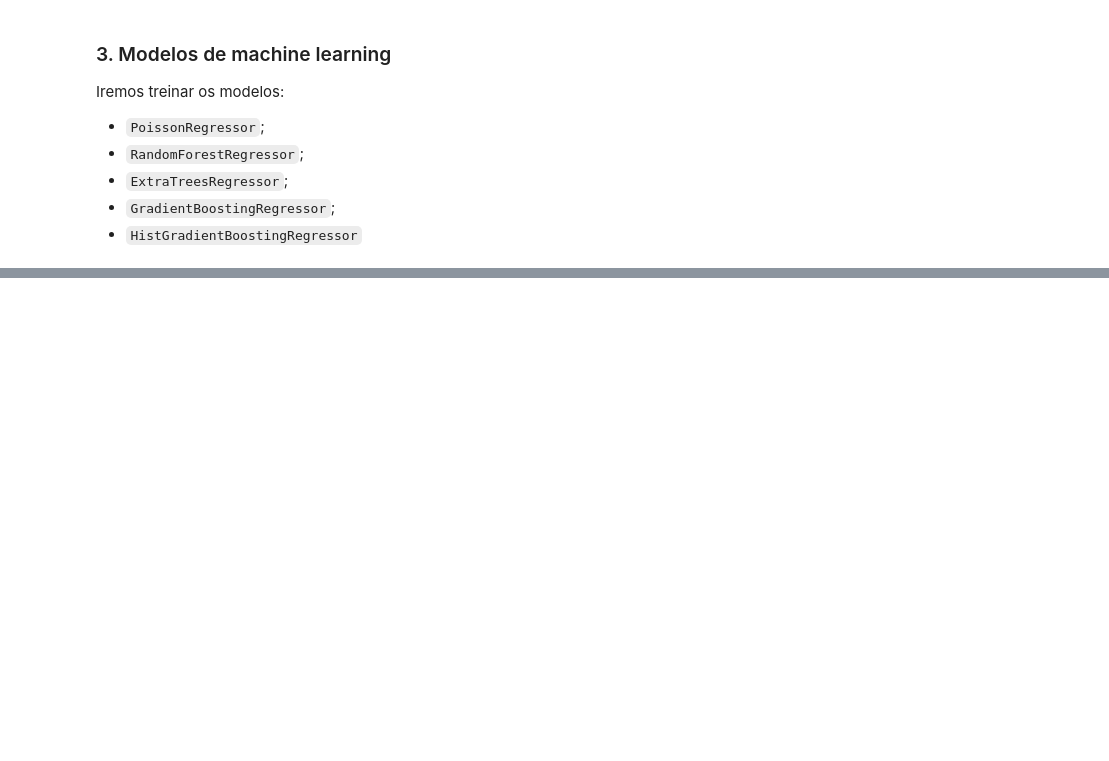
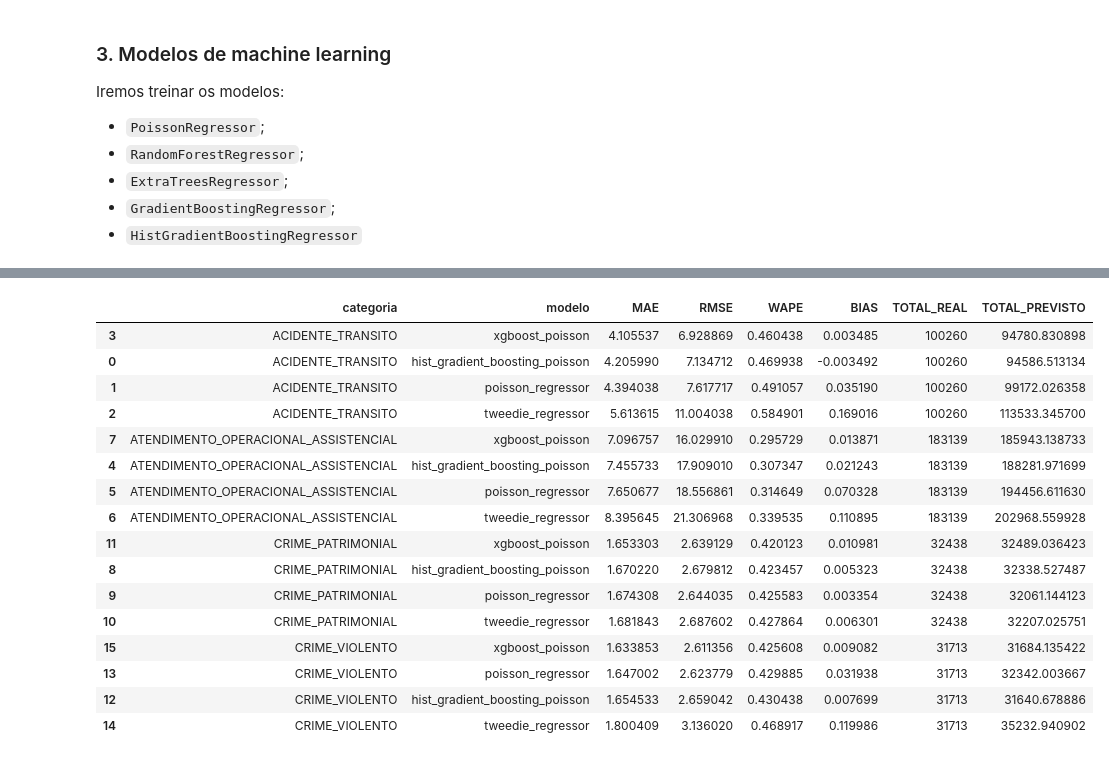
Before and after one commit to luizcaixeta/data-science-UTFPR, a Jupyter notebook: 02 - Analise exploratoria/src/07 - machine_learning/03_machine_learning.ipynb, the cells around one changed output, grey strips where cells are left out. Saved outputs shown, nothing was run; the diff lists cells and outputs as text; code cells hidden in the pictures; blank space fills up the shorter version.

```diff
--- a/02 - Analise exploratoria/src/07 - machine_learning/03_machine_learning.ipynb
+++ b/02 - Analise exploratoria/src/07 - machine_learning/03_machine_learning.ipynb
@@ -1317,0 +1434,14 @@ plt.show()
+# %%
+preprocessador_linear = ColumnTransformer(
+    transformers=[
+        ('num', StandardScaler(), features_numericas_cat),
+        ('cat', OneHotEncoder(handle_unknown='ignore', sparse_output=False), features_categoricas_cat)
+    ]
+)
+# %%
+preprocessador_arvore = ColumnTransformer(
+    transformers=[
+        ('num', 'passthrough', features_numericas_cat),
+        ('cat', OneHotEncoder(handle_unknown='ignore', sparse_output=False), features_categoricas_cat)
+    ]
+)
@@ -1317,0 +1587,37 @@ plt.show()
+# %%
+resultados_modelos_categoria = pd.DataFrame(resultados_modelos_categoria)
+predicoes_modelos_categoria = pd.concat(predicoes_modelos_categoria, ignore_index=True)
+# %%
+comparacao_modelos_categoria = (
+    resultados_modelos_categoria
+    .groupby(['categoria', 'modelo'], as_index=False)
+    .agg(
+        MAE=('MAE', 'mean'),
+        RMSE=('RMSE', 'mean'),
+        WAPE=('WAPE', 'mean'),
+        BIAS=('BIAS', 'mean'),
+        TOTAL_REAL=('TOTAL_REAL', 'sum'),
+        TOTAL_PREVISTO=('TOTAL_PREVISTO', 'sum')
+    )
+    .sort_values(['categoria', 'WAPE'])
+)
+# %%
+comparacao_modelos_categoria
+# %% [output]
+|  | categoria | modelo | MAE | RMSE | WAPE | BIAS | TOTAL_REAL | TOTAL_PREVISTO |
+| 3 | ACIDENTE_TRANSITO | xgboost_poisson | 4.105537 | 6.928869 | 0.460438 | 0.003485 | 100260 | 94780.830898 |
+| 0 | ACIDENTE_TRANSITO | hist_gradient_boosting_poisson | 4.205990 | 7.134712 | 0.469938 | -0.003492 | 100260 | 94586.513134 |
+| 1 | ACIDENTE_TRANSITO | poisson_regressor | 4.394038 | 7.617717 | 0.491057 | 0.035190 | 100260 | 99172.026358 |
+| 2 | ACIDENTE_TRANSITO | tweedie_regressor | 5.613615 | 11.004038 | 0.584901 | 0.169016 | 100260 | 113533.345700 |
+| 7 | ATENDIMENTO_OPERACIONAL_ASSISTENCIAL | xgboost_poisson | 7.096757 | 16.029910 | 0.295729 | 0.013871 | 183139 | 185943.138733 |
+| 4 | ATENDIMENTO_OPERACIONAL_ASSISTENCIAL | hist_gradient_boosting_poisson | 7.455733 | 17.909010 | 0.307347 | 0.021243 | 183139 | 188281.971699 |
+| 5 | ATENDIMENTO_OPERACIONAL_ASSISTENCIAL | poisson_regressor | 7.650677 | 18.556861 | 0.314649 | 0.070328 | 183139 | 194456.611630 |
+| 6 | ATENDIMENTO_OPERACIONAL_ASSISTENCIAL | tweedie_regressor | 8.395645 | 21.306968 | 0.339535 | 0.110895 | 183139 | 202968.559928 |
+| 11 | CRIME_PATRIMONIAL | xgboost_poisson | 1.653303 | 2.639129 | 0.420123 | 0.010981 | 32438 | 32489.036423 |
+| 8 | CRIME_PATRIMONIAL | hist_gradient_boosting_poisson | 1.670220 | 2.679812 | 0.423457 | 0.005323 | 32438 | 32338.527487 |
+| 9 | CRIME_PATRIMONIAL | poisson_regressor | 1.674308 | 2.644035 | 0.425583 | 0.003354 | 32438 | 32061.144123 |
+| 10 | CRIME_PATRIMONIAL | tweedie_regressor | 1.681843 | 2.687602 | 0.427864 | 0.006301 | 32438 | 32207.025751 |
+| 15 | CRIME_VIOLENTO | xgboost_poisson | 1.633853 | 2.611356 | 0.425608 | 0.009082 | 31713 | 31684.135422 |
+| 13 | CRIME_VIOLENTO | poisson_regressor | 1.647002 | 2.623779 | 0.429885 | 0.031938 | 31713 | 32342.003667 |
+| 12 | CRIME_VIOLENTO | hist_gradient_boosting_poisson | 1.654533 | 2.659042 | 0.430438 | 0.007699 | 31713 | 31640.678886 |
+| 14 | CRIME_VIOLENTO | tweedie_regressor | 1.800409 | 3.136020 | 0.468917 | 0.119986 | 31713 | 35232.940902 |
```
Also changed, not shown: parts of 67 cells of this notebook.
